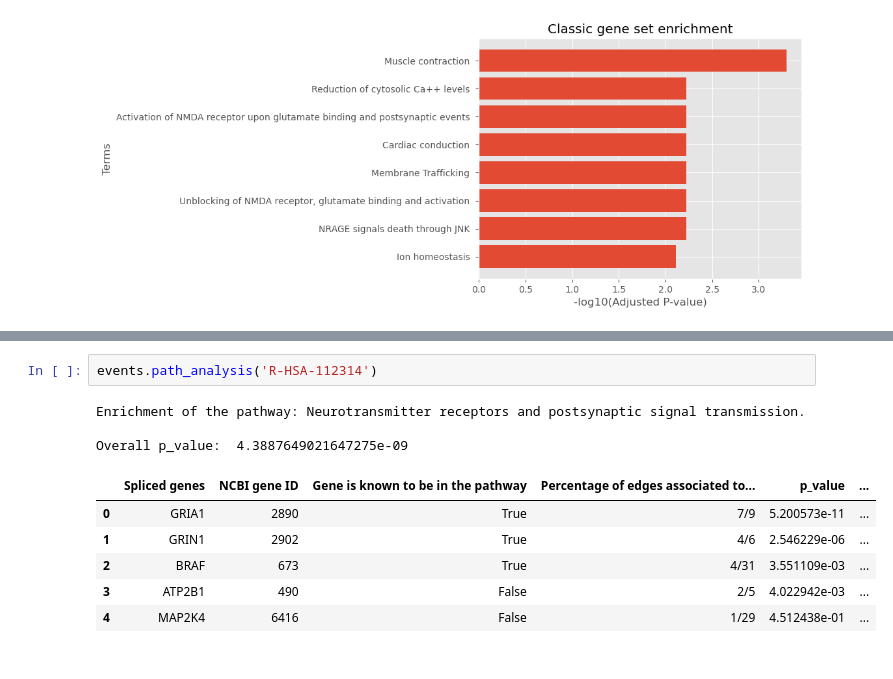
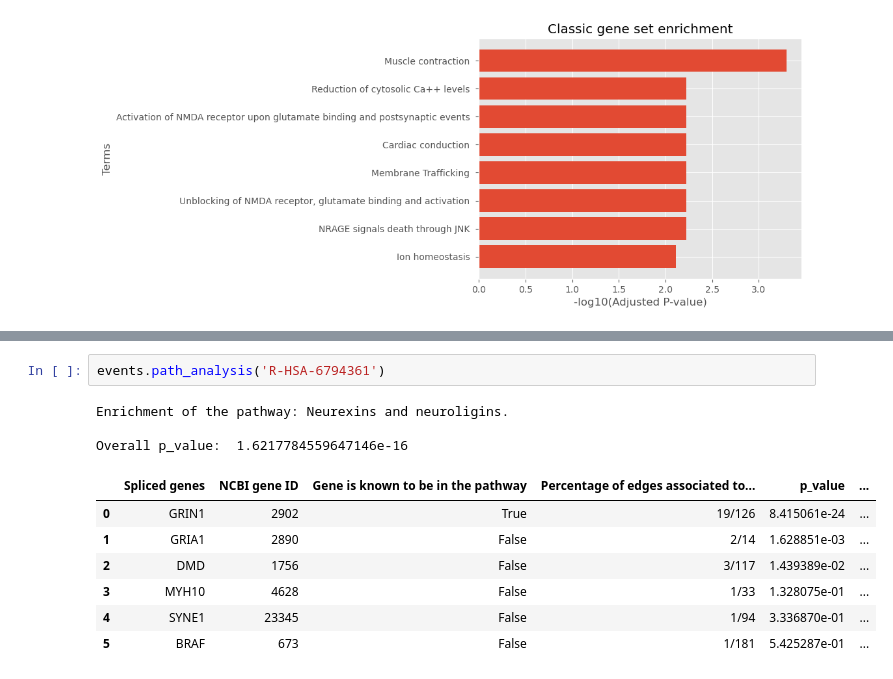
Before and after one commit to Eeeeelias/ppidm-check, a Jupyter notebook: nease_run.ipynb, the cells around one changed output, grey strips where cells are left out. Drawn from its saved outputs; the diff is of its cells as text.

```diff
--- a/nease_run.ipynb
+++ b/nease_run.ipynb
@@ -211,15 +223,16 @@ plt.show()
 # %%
-events.path_analysis('R-HSA-112314')
+events.path_analysis('R-HSA-6794361')
 # %% [output]
-Enrichment of the pathway: Neurotransmitter receptors and postsynaptic signal transmission.
+Enrichment of the pathway: Neurexins and neuroligins.
 
-Overall p_value:  4.3887649021647275e-09
+Overall p_value:  1.6217784559647146e-16
 |  | Spliced genes | NCBI gene ID | Gene is known to be in the pathway | Percentage of edges associated to... | p_value | ... |
-| 0 | GRIA1 | 2890 | True | 7/9 | 5.200573e-11 | ... |
-| 1 | GRIN1 | 2902 | True | 4/6 | 2.546229e-06 | ... |
-| 2 | BRAF | 673 | True | 4/31 | 3.551109e-03 | ... |
-| 3 | ATP2B1 | 490 | False | 2/5 | 4.022942e-03 | ... |
-| 4 | MAP2K4 | 6416 | False | 1/29 | 4.512438e-01 | ... |
+| 0 | GRIN1 | 2902 | True | 19/126 | 8.415061e-24 | ... |
+| 1 | GRIA1 | 2890 | False | 2/14 | 1.628851e-03 | ... |
+| 2 | DMD | 1756 | False | 3/117 | 1.439389e-02 | ... |
+| 3 | MYH10 | 4628 | False | 1/33 | 1.328075e-01 | ... |
+| 4 | SYNE1 | 23345 | False | 1/94 | 3.336870e-01 | ... |
+| 5 | BRAF | 673 | False | 1/181 | 5.425287e-01 | ... |
 # %%
 events.path_analysis('R-HSA-5683057')
 # %% [output]
```
Also changed, not shown: parts of 7 cells of this notebook, 5 other files.
